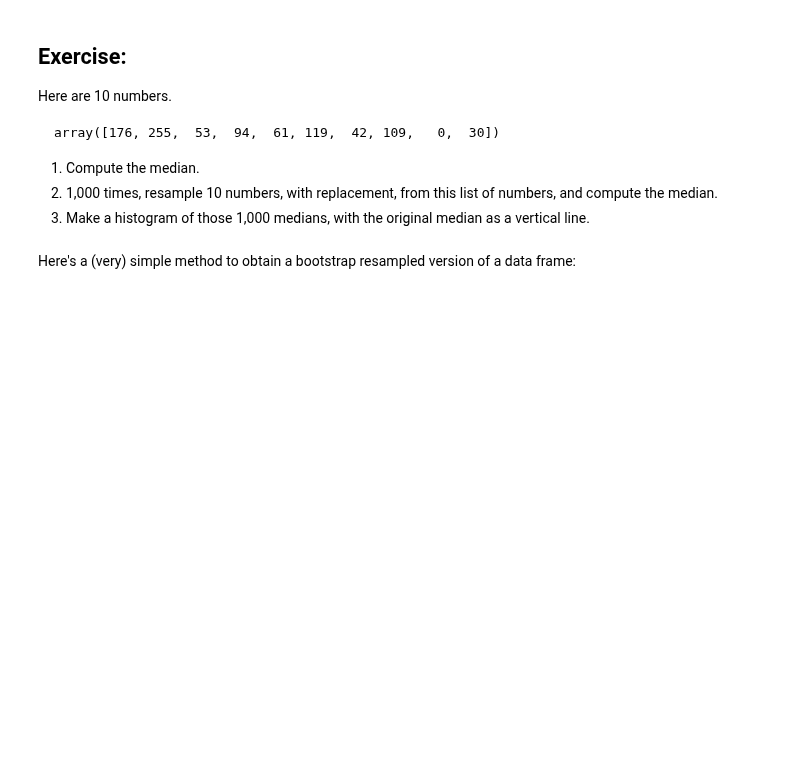
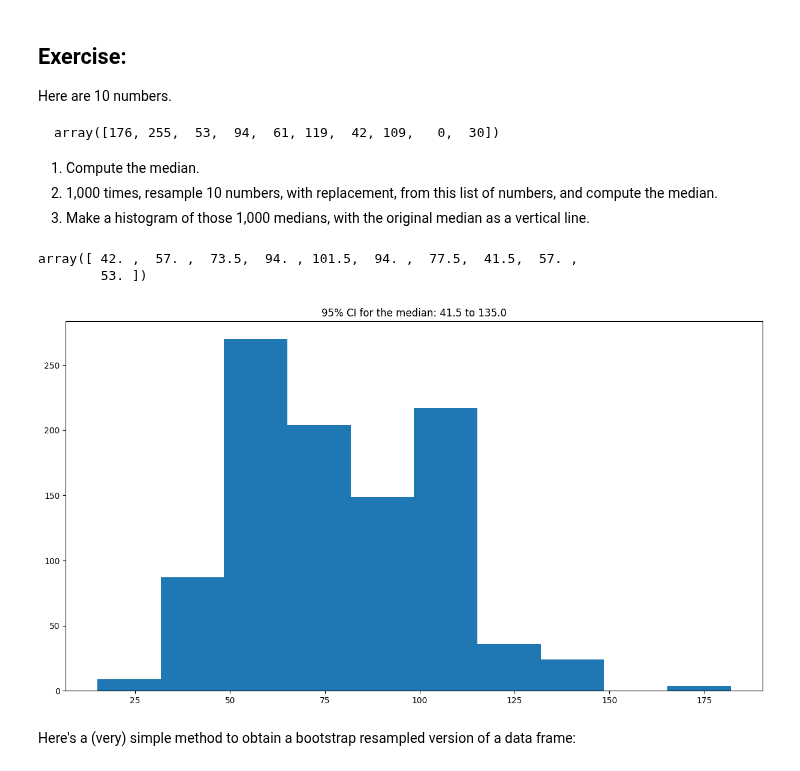
Before and after one commit to UOdsci/dsci345, a Jupyter notebook: class_material/slides/Week_10_Uncertainty.ipynb, the cells around one changed output. Cells and saved outputs as stored; diff of their text form; code cells hidden in the pictures; blank space fills up the shorter version.

```diff
--- a/class_material/slides/Week_10_Uncertainty.ipynb
+++ b/class_material/slides/Week_10_Uncertainty.ipynb
@@ -259,6 +306,29 @@ array([176, 255,  53,  94,  61, 119,  42, 109,   0,  30])
 2. 1,000 times, resample 10 numbers, with replacement, from this list of numbers,
     and compute the median.
 3. Make a histogram of those 1,000 medians, with the original median as a vertical line.
+# %%
+x = np.array([176, 255,  53,  94,  61, 119,  42, 109,   0,  30])
+obs_median = np.median(x)
+
+def boot_med(x, num_boots):
+    out = np.zeros(num_boots)
+    for k in range(num_boots):
+        bx = rng.choice(x, size=len(x))
+        out[k] = np.median(bx)
+    return out
+
+boot_med(x, 10)
+# %% [output]
+array([ 42. ,  57. ,  73.5,  94. , 101.5,  94. ,  77.5,  41.5,  57. ,
+        53. ])
+# %%
+boot_reps = boot_med(x, 1000)
+plt.hist(boot_reps)
+plt.title(
+    f"95% CI for the median: {np.quantile(boot_reps, 0.025)} to {np.quantile(boot_reps, 0.975)}"
+);
+# %% [output]
+[figure, added]
 # %% [markdown]
 Here's a (very) simple method to obtain a bootstrap resampled version of a data frame:
 # %%
```
Also changed, not shown: parts of 7 cells of this notebook, 1 other file.
